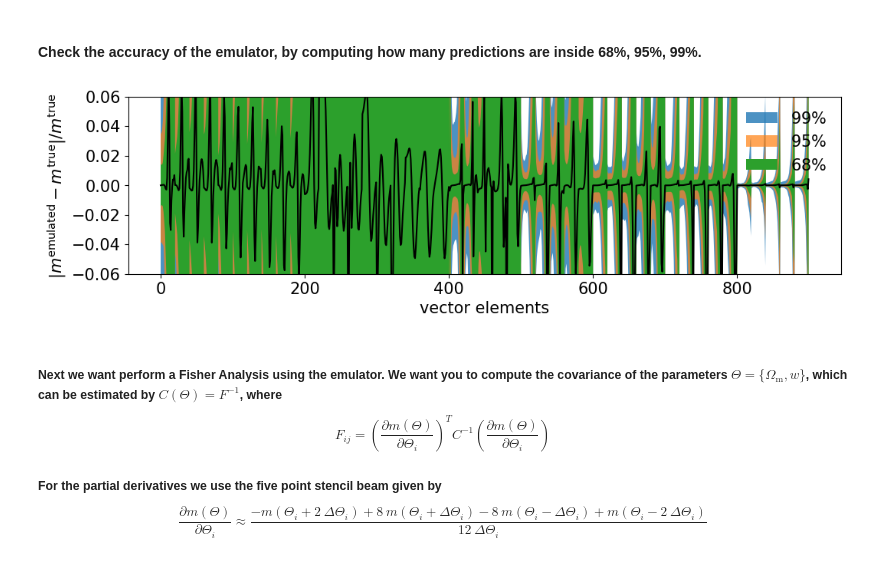
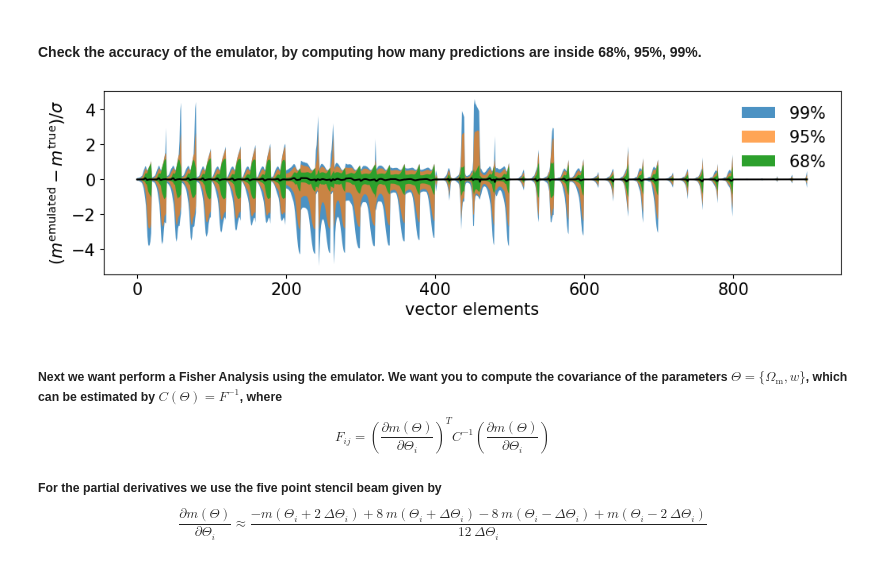
Before and after one commit to TheShak5/UWAstroStats, a Jupyter notebook: projects/2ptstat-analysis/assignments/assignment2_DarshakPatel.ipynb, the cells around one changed output. Cells and saved outputs as stored; diff of their text form; code cells hidden in the pictures.

```diff
--- a/projects/2ptstat-analysis/assignments/assignment2_DarshakPatel.ipynb
+++ b/projects/2ptstat-analysis/assignments/assignment2_DarshakPatel.ipynb
@@ -95,5 +123,5 @@ with tf.device(device):
 # %%
-cp_nn = cosmopower_NN(restore=True, restore_filename='')
+cp_nn = cosmopower_NN(restore=True, restore_filename='data_4_assignment2/emulator_test')
 # Checking the version of Tensorflow
 # tf.__version__
 # %% [markdown]
@@ -105,35 +133,36 @@ emulated_features = cp_nn.predictions_np(test_params)
 """emulated_features = cp_nn.predictions_np(test_params) * np.std(train_features)"""
 
 """emulated_features = emulated_features + minimum_feature #axis=0
 emulated_features = emulated_features*maximum_feaure"""
 
 # adding 1 as we've added one to the train_features earlier when training the CNN
 diff=((emulated_features+1)/(test_features+1)-1) # Measure the relative difference between test sample and the emualted models
 
 diff = (emulated_features-test_features)/np.std(test_features, axis=0)
 mean_diff = np.mean(diff,0)
 percentiles1 = np.percentile(diff, [50-34, 50+34],axis=0)
 percentiles2 = np.percentile(diff, [50-(95/2), 50+(95/2)], axis=0)
 percentiles3 = np.percentile(diff, [50-(99/2), 50+(99/2)], axis=0)
 bins=range(diff.shape[1])
 
 plt.figure(figsize=(12, 3),dpi=100)
 plt.fill_between(bins, percentiles3[0], percentiles3[1], label = '$99\%$', alpha=0.8)
 plt.fill_between(bins, percentiles2[0], percentiles2[1], label = '$95\%$', alpha = 0.7)
 plt.fill_between(bins, percentiles1[0], percentiles1[1], label = '$68\%$', alpha = 1)
 plt.plot(bins, mean_diff,'-',color='black')
 plt.xticks(fontsize=15)
 plt.yticks(fontsize=15)
 plt.legend(frameon=False, fontsize=15, loc='upper right')
-plt.ylabel(r'$| m^{\mathrm{emulated}} - m^{\mathrm{true}}|/  m^{\mathrm{true}}$', fontsize=15)
+#plt.ylabel(r'$| m^{\mathrm{emulated}} - m^{\mathrm{true}}|/  m^{\mathrm{true}}$', fontsize=15)
+plt.ylabel(r'$ (m^{\mathrm{emulated}} - m^{\mathrm{true}})/  \sigma$', fontsize=15)
 plt.xlabel(r'vector elements',  fontsize=15)
 #plt.ylim(-0.06,0.06)
 #plt.ylim(-0.00005,0.00005)
 plt.show()
 
 # Plot (NN-GT)/std
 # %% [output]
-[figure, old version]
+[figure, new version]
 # %% [markdown]
 ##### Next we want perform a Fisher Analysis using the emulator. We want you to compute the covariance of the parameters $\Theta = \{\Omega_\mathrm{m},w\}$, which can be estimated by $C(\Theta) = F^{-1}$, where $$F_{ij}= \left(\frac{\partial m(\Theta)}{\partial \Theta_i}\right)^{T} C^{-1} \left(\frac{\partial m(\Theta)}{\partial \Theta_i}\right)$$
 ##### For the partial derivatives we use the five point stencil beam given by $$\frac{\partial m(\Theta)}{\partial \Theta_i}\approx \frac{-m(\Theta_i + 2\ \Delta \Theta_i) + 8 \ m(\Theta_i +  \Delta \Theta_i) - 8 \ m(\Theta_i - \Delta \Theta_i) + m(\Theta_i - 2\ \Delta \Theta_i)}{12 \ \Delta \Theta_i }$$
```
Also changed, not shown: parts of 17 cells of this notebook, 1 other file.
